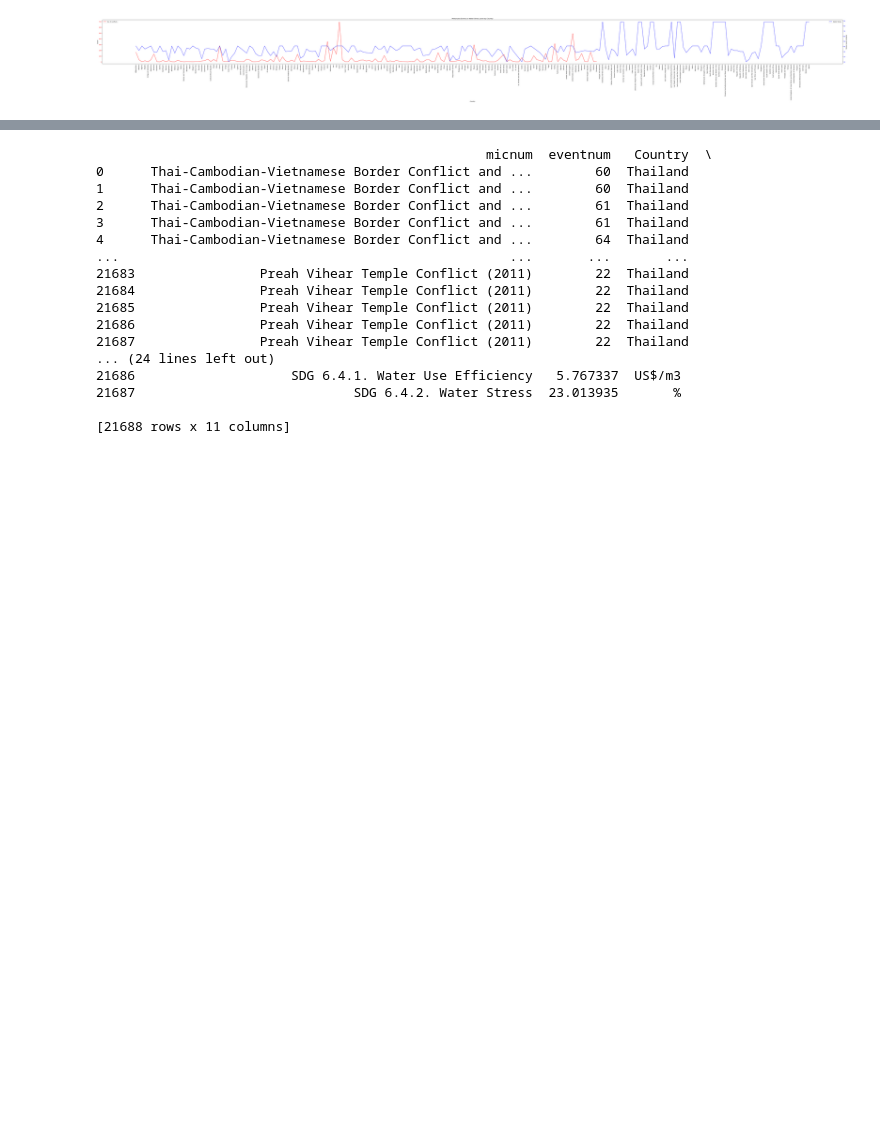
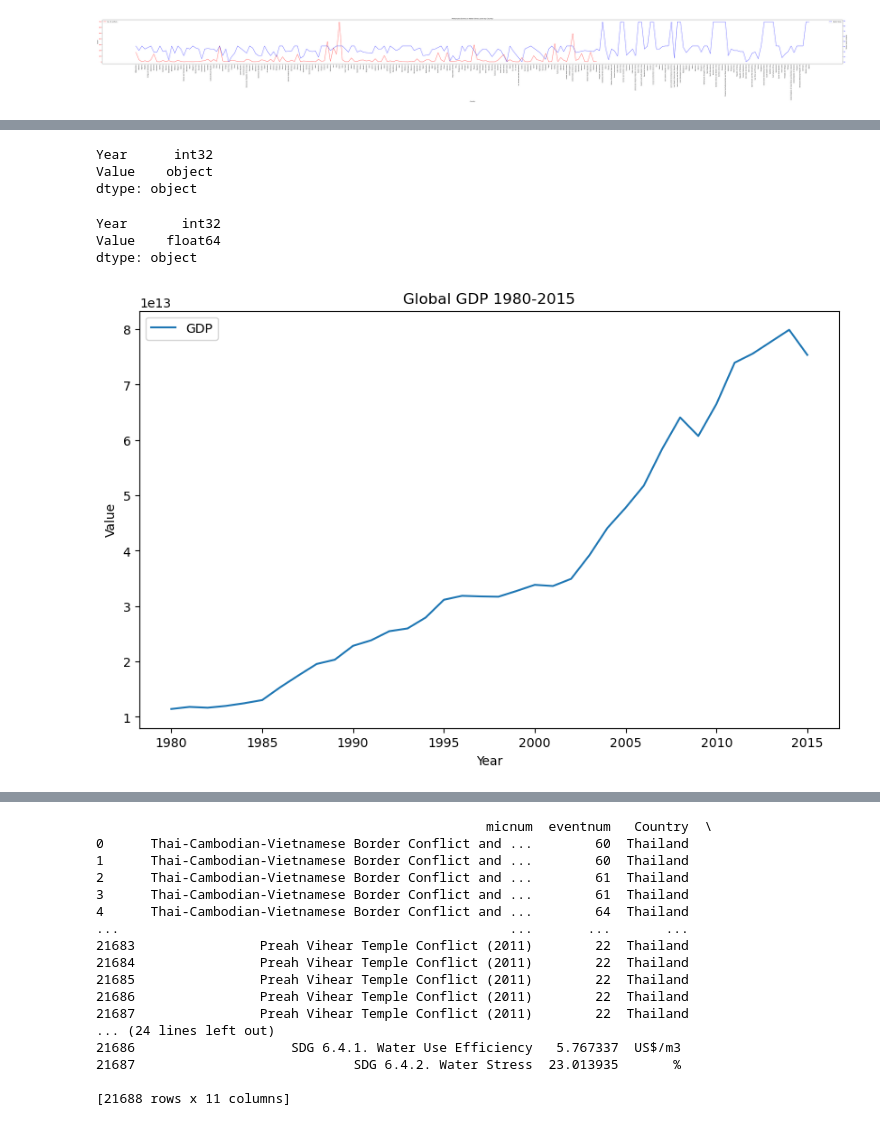
Before and after one commit to jcbritton/Project1_Team2_repo, a Jupyter notebook: smith_draft_code.ipynb, the cells around one changed output, grey strips where cells are left out. Cells and saved outputs as stored; diff of their text form; code cells hidden in the pictures; blank space fills up the shorter version.

```diff
--- a/smith_draft_code.ipynb
+++ b/smith_draft_code.ipynb
@@ -251,0 +274,15 @@ plt.show()
+# %%
+# Set the columns that should stay as identifiers
+WDI_indexed_df = WDI_df.set_index(['Country Name', 'Country Code', 'Series Name', 'Series Code'])
+
+# Stack the DataFrame to convert the columns into rows
+WDI_stacked_df = WDI_indexed_df.stack().reset_index(name='Value')
+
+# Rename columns
+WDI_stacked_df.rename(columns={'level_4': 'Year'}, inplace=True)
+
+# Extract the year from the 'Year' column
+WDI_stacked_df['Year'] = WDI_stacked_df['Year'].str.extract(r'(\d{4})').astype(int)
+
+# Display the reshaped DataFrame
+WDI_stacked_df.head()
@@ -251,0 +296,6 @@ plt.show()
+# %%
+# Filter to include only the specific variable
+keyword = 'NY.GDP.MKTP.CD'
+WDI_GDP = WDI_stacked_df['Series Code'].str.contains(keyword, case=False, na=False)
+WDI_GDP_df = WDI_stacked_df[WDI_GDP]
+WDI_GDP_df.head()
@@ -251,0 +309,32 @@ plt.show()
+# %%
+WDI_GDP_columns_to_drop = ['Country Name', 'Country Code', 'Series Name', 'Series Code']
+WDI_GDP_existing_columns_to_drop = [col for col in WDI_GDP_columns_to_drop if col in WDI_GDP_df.columns]
+
+if WDI_GDP_existing_columns_to_drop:
+   WDI_GDP_df = WDI_GDP_df.drop(columns=WDI_GDP_existing_columns_to_drop)
+else:
+    print("No columns to drop.")
+# %%
+print(WDI_GDP_df.dtypes)
+# %% [output]
+Year      int32
+Value    object
+dtype: object
+# %%
+WDI_GDP_df['Value'] = WDI_GDP_df['Value'].astype(float)
+print(WDI_GDP_df.dtypes)
+# %% [output]
+Year       int32
+Value    float64
+dtype: object
+# %%
+# Global GDP by year
+plt.figure(figsize=(10, 6))
+sns.lineplot(data=WDI_GDP_df, x='Year', y='Value', label='GDP')
+plt.title('Global GDP 1980-2015')
+plt.xlabel('Year')
+plt.ylabel('Value')
+plt.legend()
+plt.show()
+# %% [output]
+[figure, added]
```
Also changed, not shown: parts of 15 cells of this notebook, 8 other files.
